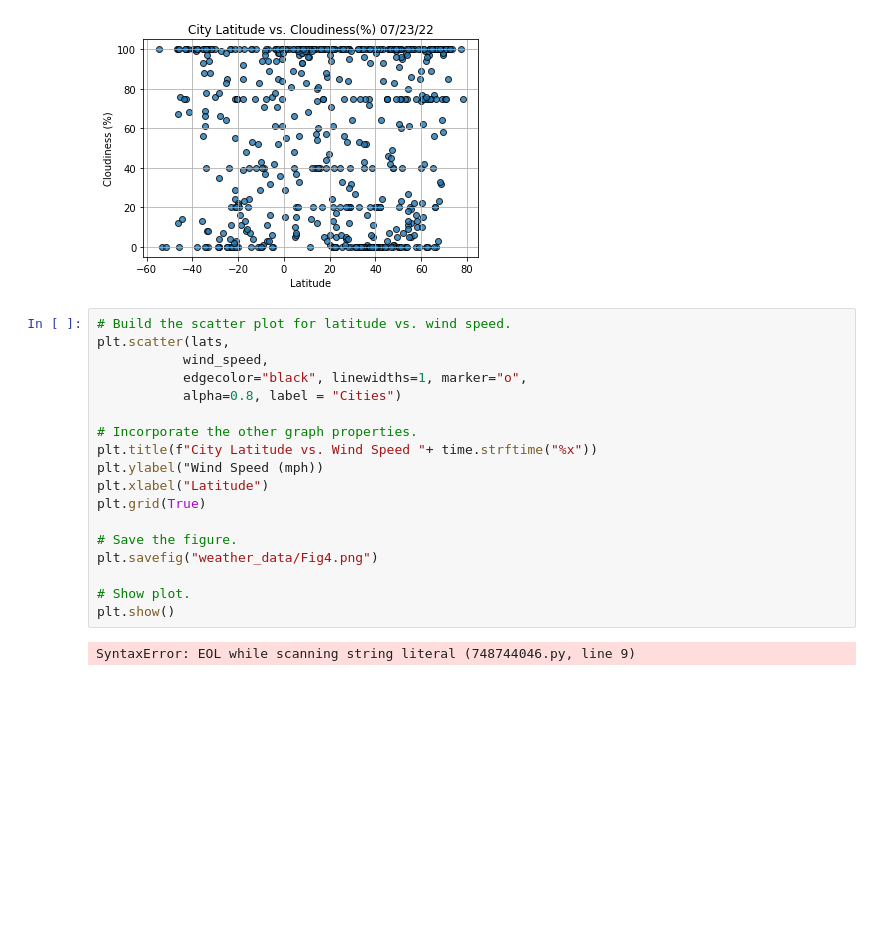
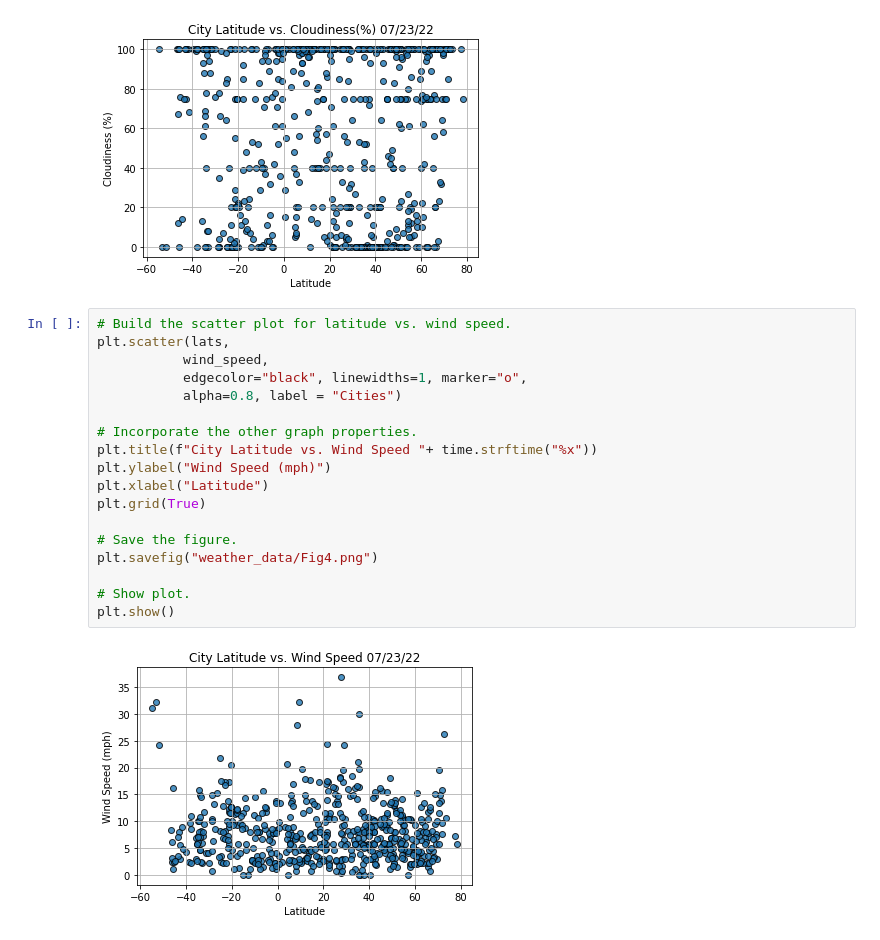
Before and after one commit to scottwesley31/World_Weather_Analysis, a Jupyter notebook: WeatherPy.ipynb, the cells around one changed output. Drawn from its saved outputs; the diff is of its cells as text; blank space fills up the shorter version.

Commit message:
Completed linear regression on all plots. 6.4.5

```diff
--- a/WeatherPy.ipynb
+++ b/WeatherPy.ipynb
@@ -244,20 +244,20 @@ plt.show()
 # %%
 # Build the scatter plot for latitude vs. wind speed.
 plt.scatter(lats,
            wind_speed,
            edgecolor="black", linewidths=1, marker="o",
            alpha=0.8, label = "Cities")
 
 # Incorporate the other graph properties.
 plt.title(f"City Latitude vs. Wind Speed "+ time.strftime("%x"))
-plt.ylabel("Wind Speed (mph))
+plt.ylabel("Wind Speed (mph)")
 plt.xlabel("Latitude")
 plt.grid(True)
 
 # Save the figure.
 plt.savefig("weather_data/Fig4.png")
 
 # Show plot.
 plt.show()
 # %% [output]
-SyntaxError: EOL while scanning string literal (748744046.py, line 9)
+[figure, added]
```
Also changed, not shown: parts of 14 cells of this notebook, 1 other file.
